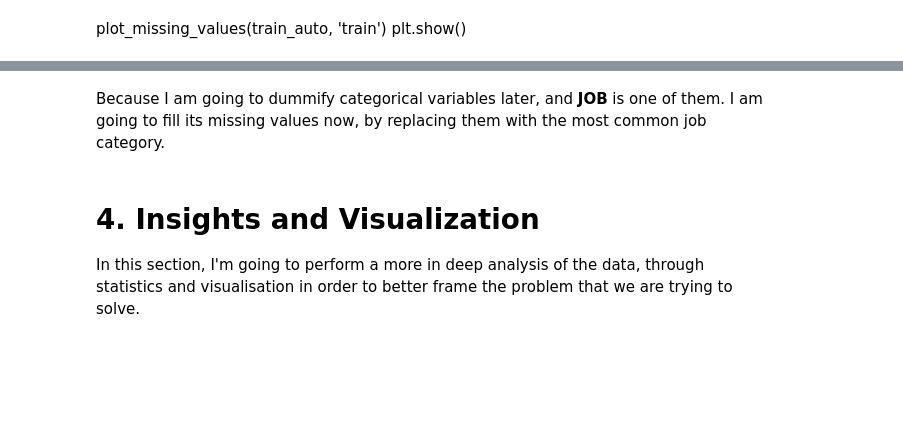
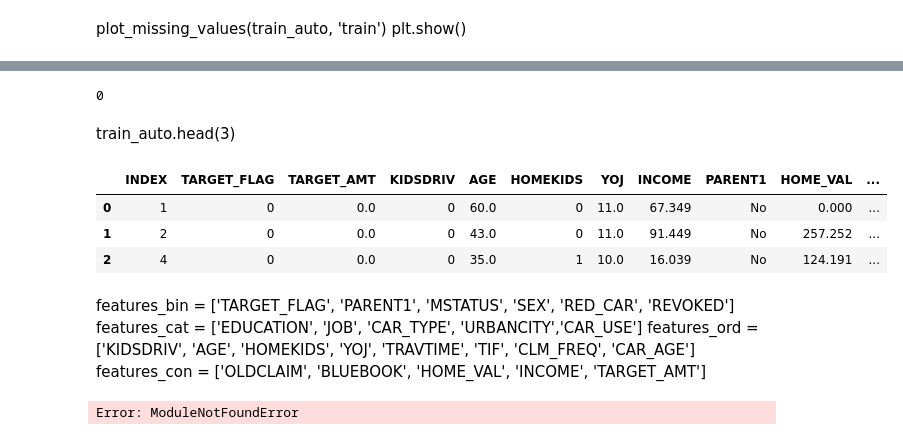
Before and after one commit to khaoulabelahsen/du_submission, a Jupyter notebook: du_submission/data_analysis.ipynb, the cells around one changed output, grey strips where cells are left out. Saved outputs shown, nothing was run; the diff lists cells and outputs as text; code cells hidden in the pictures; blank space fills up the shorter version.

```diff
--- a/du_submission/data_analysis.ipynb
+++ b/du_submission/data_analysis.ipynb
@@ -154,2 +190,0 @@ plot_missing_values(test_auto, 'test')
-# %% [markdown]
-Because I am going to dummify categorical variables later, and **JOB** is one of them. I am going to fill its missing values now, by replacing them with the most common job category.
@@ -158,4 +191,20 @@ train_auto['JOB'].fillna(value=train_auto['JOB'].mode()[0], inplace=True)
-# %% [markdown]
-# 4. Insights and Visualization
-
-In this section, I'm going to perform a more in deep analysis of the data, through statistics and visualisation in order to better frame the problem that we are trying to solve.
+# %%
+# 4. Insights and Visualization
+
+In this section, I'm going to perform a more in deep analysis of the data, through statistics and visualisation in order to better frame the problem that we are trying to solve.
+# %% [output]
+0
+# %% [markdown]
+train_auto.head(3)
+# %%
+Let's first look at the distribution of our variables :
+# %% [output]
+|  | INDEX | TARGET_FLAG | TARGET_AMT | KIDSDRIV | AGE | HOMEKIDS | YOJ | INCOME | PARENT1 | HOME_VAL | ... |
+| 0 | 1 | 0 | 0.0 | 0 | 60.0 | 0 | 11.0 | 67.349 | No | 0.000 | ... |
+| 1 | 2 | 0 | 0.0 | 0 | 43.0 | 0 | 11.0 | 91.449 | No | 257.252 | ... |
+| 2 | 4 | 0 | 0.0 | 0 | 35.0 | 1 | 10.0 | 16.039 | No | 124.191 | ... |
+# %% [markdown]
+features_bin = ['TARGET_FLAG', 'PARENT1', 'MSTATUS', 'SEX', 'RED_CAR', 'REVOKED']
+features_cat = ['EDUCATION', 'JOB', 'CAR_TYPE', 'URBANCITY','CAR_USE']
+features_ord = ['KIDSDRIV', 'AGE', 'HOMEKIDS', 'YOJ', 'TRAVTIME', 'TIF', 'CLM_FREQ', 'CAR_AGE']
+features_con = ['OLDCLAIM', 'BLUEBOOK', 'HOME_VAL', 'INCOME', 'TARGET_AMT']
@@ -161,0 +226,6 @@ In this section, I'm going to perform a more in deep analysis of the data, throu
+# %%
+from pandas_profiling import ProfileReport
+
+profile = ProfileReport(train_auto, title="Pandas Profiling Report")
+# %% [output]
+Error: ModuleNotFoundError
```
Also changed, not shown: parts of 51 cells of this notebook, 4 other files.
